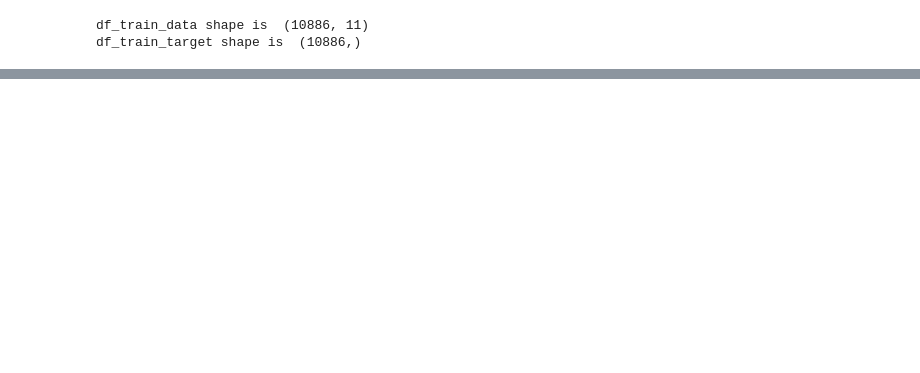
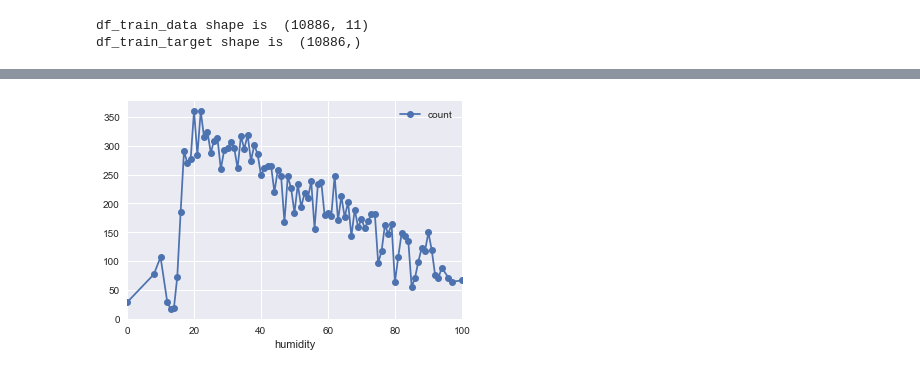
Before and after one commit to xiphodon/my_kaggle, a Jupyter notebook: kaggle_bike_sharing_demand/kaggle_bicycle_sharing_demand.ipynb, the cells around one changed output, grey strips where cells are left out. Saved outputs shown, nothing was run; the diff lists cells and outputs as text; code cells hidden in the pictures; blank space fills up the shorter version.

```diff
--- a/kaggle_bike_sharing_demand/kaggle_bicycle_sharing_demand.ipynb
+++ b/kaggle_bike_sharing_demand/kaggle_bicycle_sharing_demand.ipynb
@@ -178,0 +355,6 @@ train score: 0.979, test score: 0.852
+# %%
+# 湿度
+df_train_origin.groupby('humidity').mean().plot(y='count', marker='o')
+plt.show()
+# %% [output]
+[figure, added]
```
Also changed, not shown: parts of 23 cells of this notebook, 1 other file.
